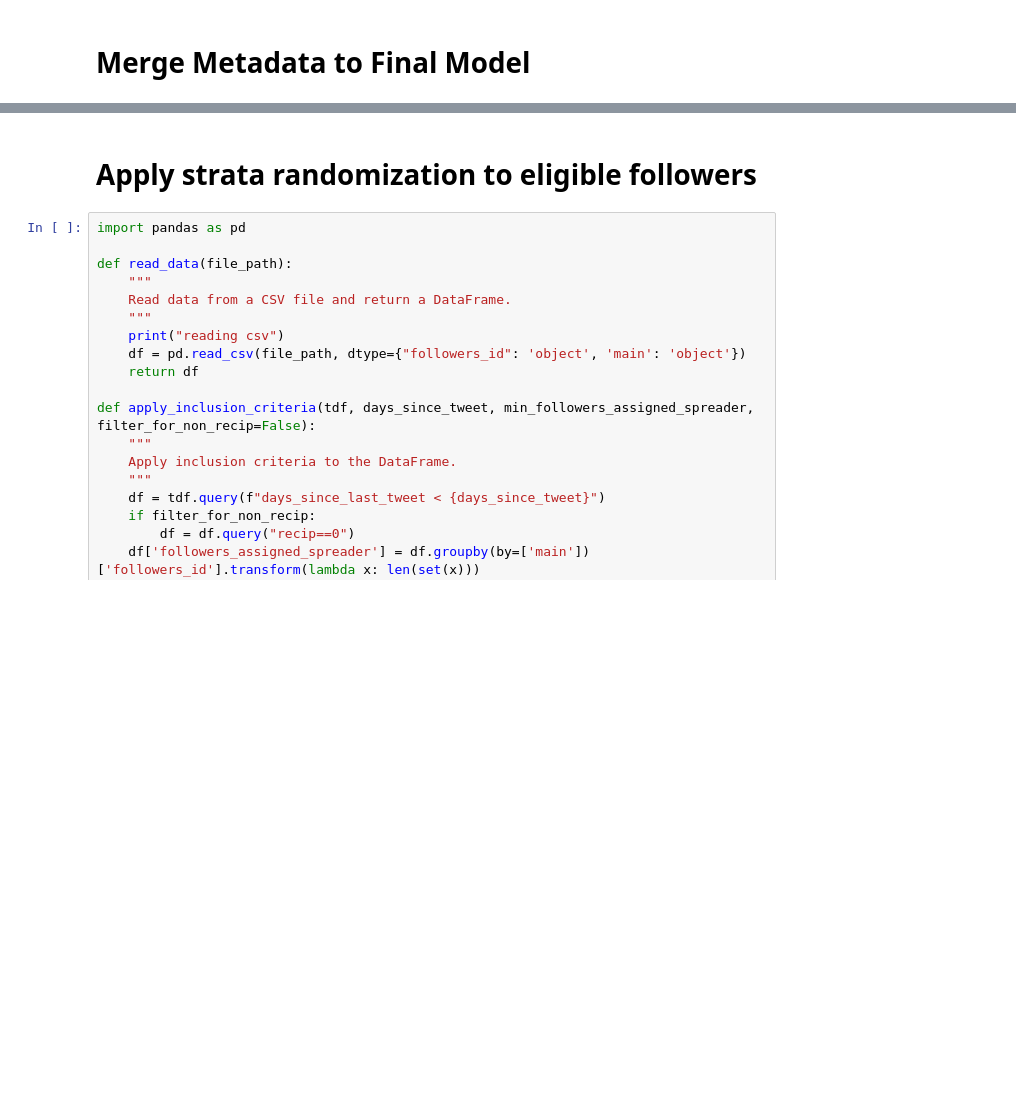
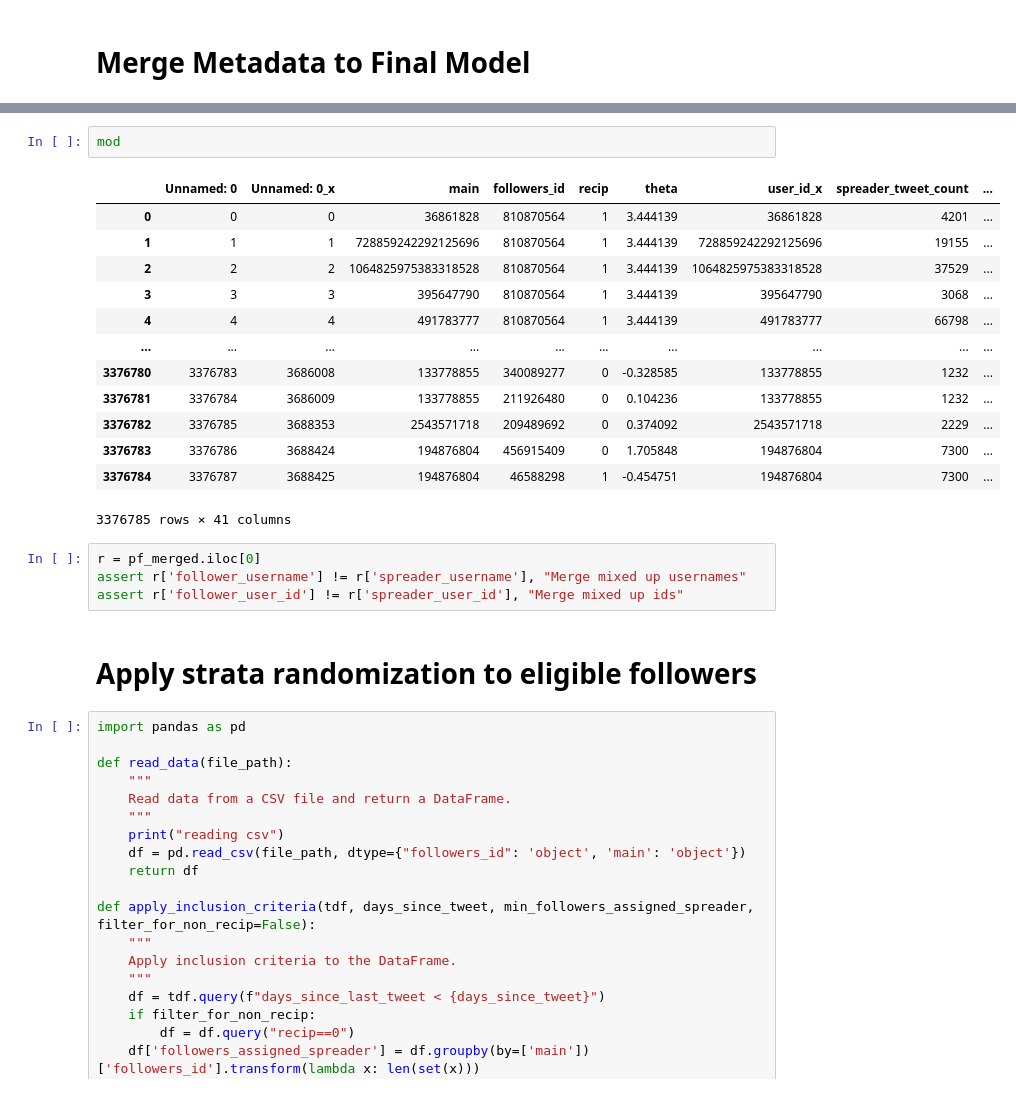
Before and after one commit to josh-ashkinaze/misinfo_expr_final, a Jupyter notebook: pre_experiment/selection_and_pow.ipynb, the cells around one changed output, grey strips where cells are left out. Cells and saved outputs as stored; diff of their text form; blank space fills up the shorter version.

```diff
--- a/pre_experiment/selection_and_pow.ipynb
+++ b/pre_experiment/selection_and_pow.ipynb
@@ -69,3 +92,23 @@ print("Done")
+# %%
+mod
+# %% [output]
+|  | Unnamed: 0 | Unnamed: 0_x | main | followers_id | recip | theta | user_id_x | spreader_tweet_count | ... |
+| 0 | 0 | 0 | 36861828 | 810870564 | 1 | 3.444139 | 36861828 | 4201 | ... |
+| 1 | 1 | 1 | 728859242292125696 | 810870564 | 1 | 3.444139 | 728859242292125696 | 19155 | ... |
+| 2 | 2 | 2 | 1064825975383318528 | 810870564 | 1 | 3.444139 | 1064825975383318528 | 37529 | ... |
+| 3 | 3 | 3 | 395647790 | 810870564 | 1 | 3.444139 | 395647790 | 3068 | ... |
+| 4 | 4 | 4 | 491783777 | 810870564 | 1 | 3.444139 | 491783777 | 66798 | ... |
+| ... | ... | ... | ... | ... | ... | ... | ... | ... | ... |
+| 3376780 | 3376783 | 3686008 | 133778855 | 340089277 | 0 | -0.328585 | 133778855 | 1232 | ... |
+| 3376781 | 3376784 | 3686009 | 133778855 | 211926480 | 0 | 0.104236 | 133778855 | 1232 | ... |
+| 3376782 | 3376785 | 3688353 | 2543571718 | 209489692 | 0 | 0.374092 | 2543571718 | 2229 | ... |
+| 3376783 | 3376786 | 3688424 | 194876804 | 456915409 | 0 | 1.705848 | 194876804 | 7300 | ... |
+| 3376784 | 3376787 | 3688425 | 194876804 | 46588298 | 1 | -0.454751 | 194876804 | 7300 | ... |
+3376785 rows × 41 columns
+# %%
+r = pf_merged.iloc[0]
+assert r['follower_username'] != r['spreader_username'], "Merge mixed up usernames"
+assert r['follower_user_id'] != r['spreader_user_id'], "Merge mixed up ids"
 # %% [markdown]
 # Apply strata randomization to eligible followers
 # %%
```
Also changed, not shown: parts of 7 cells of this notebook, 2 other files.
